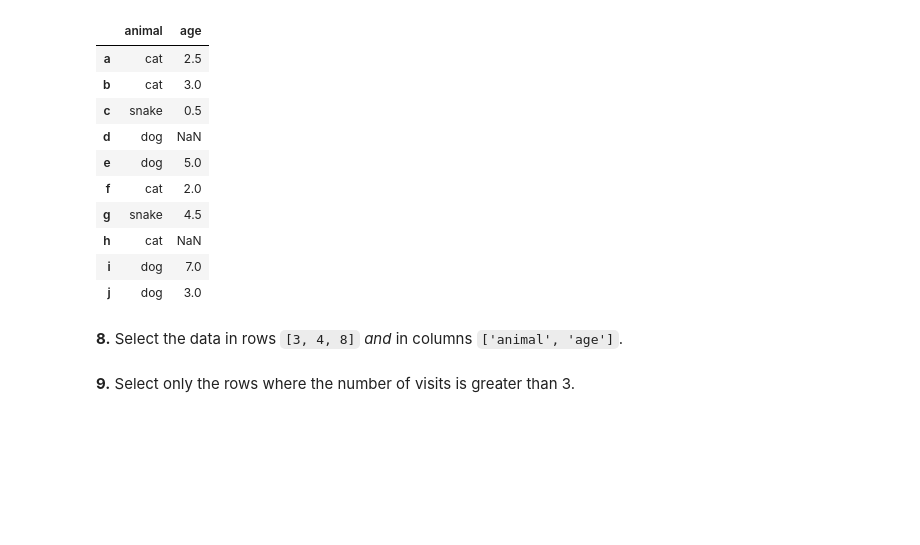
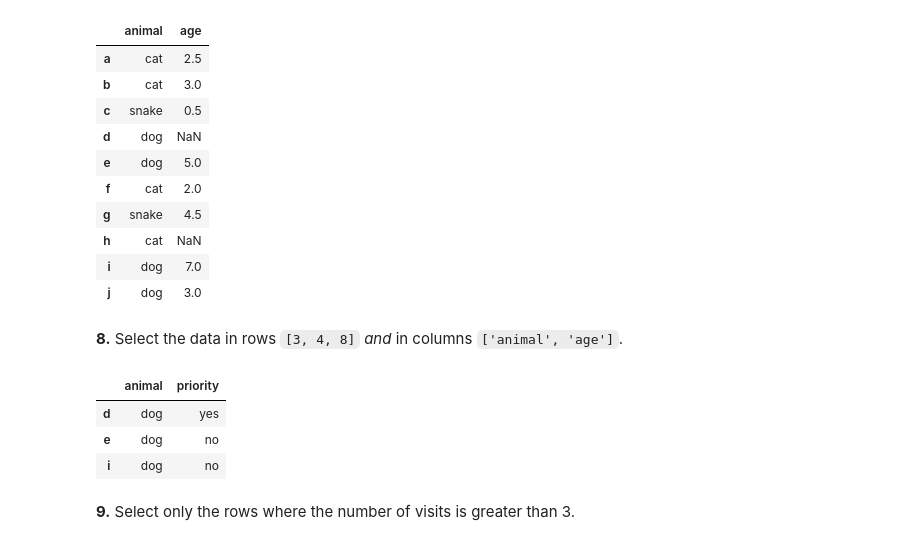
Before and after one commit to Olivert75/100-pandas-puzzles, a Jupyter notebook: 100-pandas-puzzles.ipynb, the cells around one changed output. Drawn from its saved outputs; the diff is of its cells as text; code cells hidden in the pictures; blank space fills up the shorter version.

```diff
--- a/100-pandas-puzzles.ipynb
+++ b/100-pandas-puzzles.ipynb
@@ -152,3 +152,10 @@ df[['animal', 'age']]
 | j | dog | 3.0 |
 # %% [markdown]
 **8.** Select the data in rows `[3, 4, 8]` *and* in columns `['animal', 'age']`.
+# %%
+df.iloc[[3,4,8]].loc[:,['animal','priority']]
+# %% [output]
+|  | animal | priority |
+| d | dog | yes |
+| e | dog | no |
+| i | dog | no |
```
Also changed, not shown: parts of 5 cells of this notebook.
